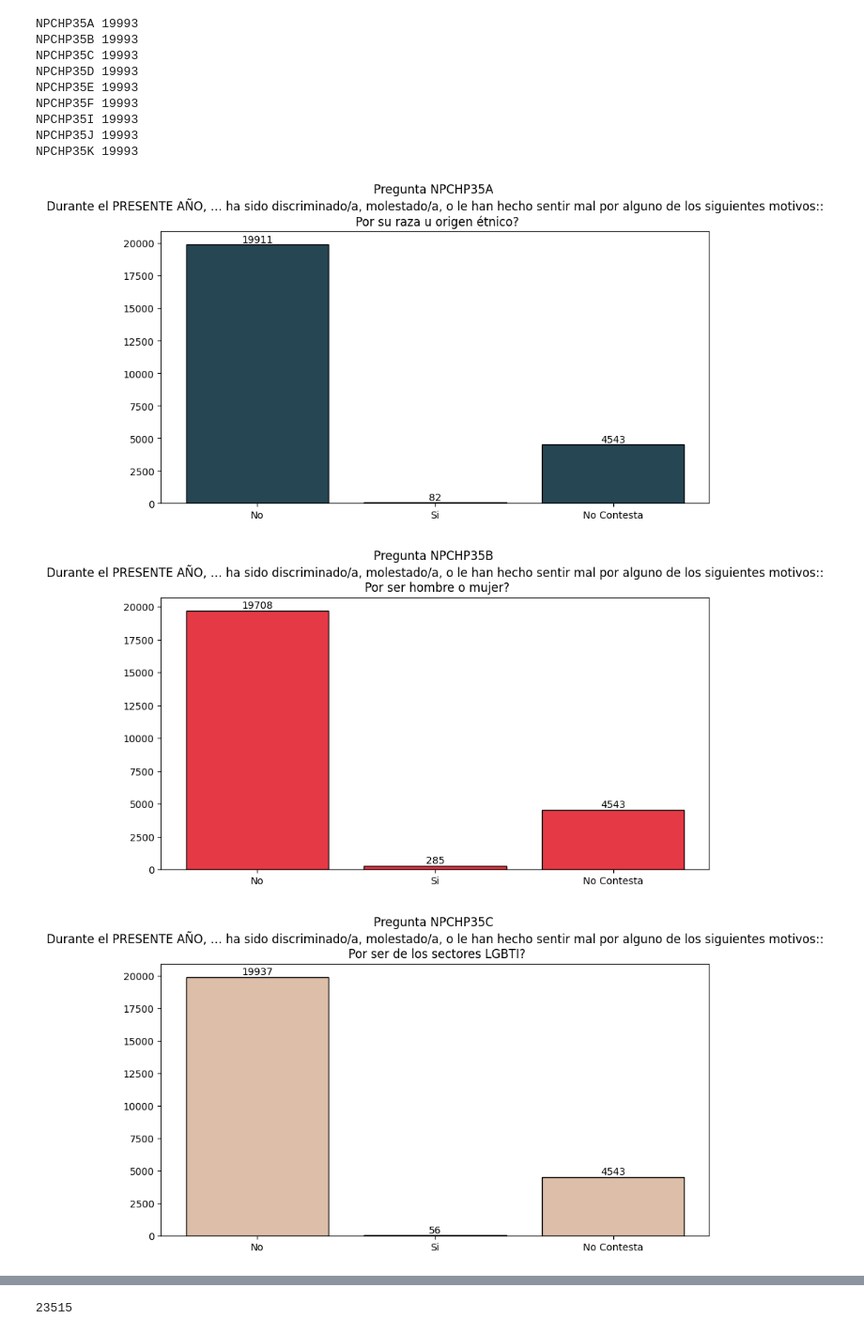
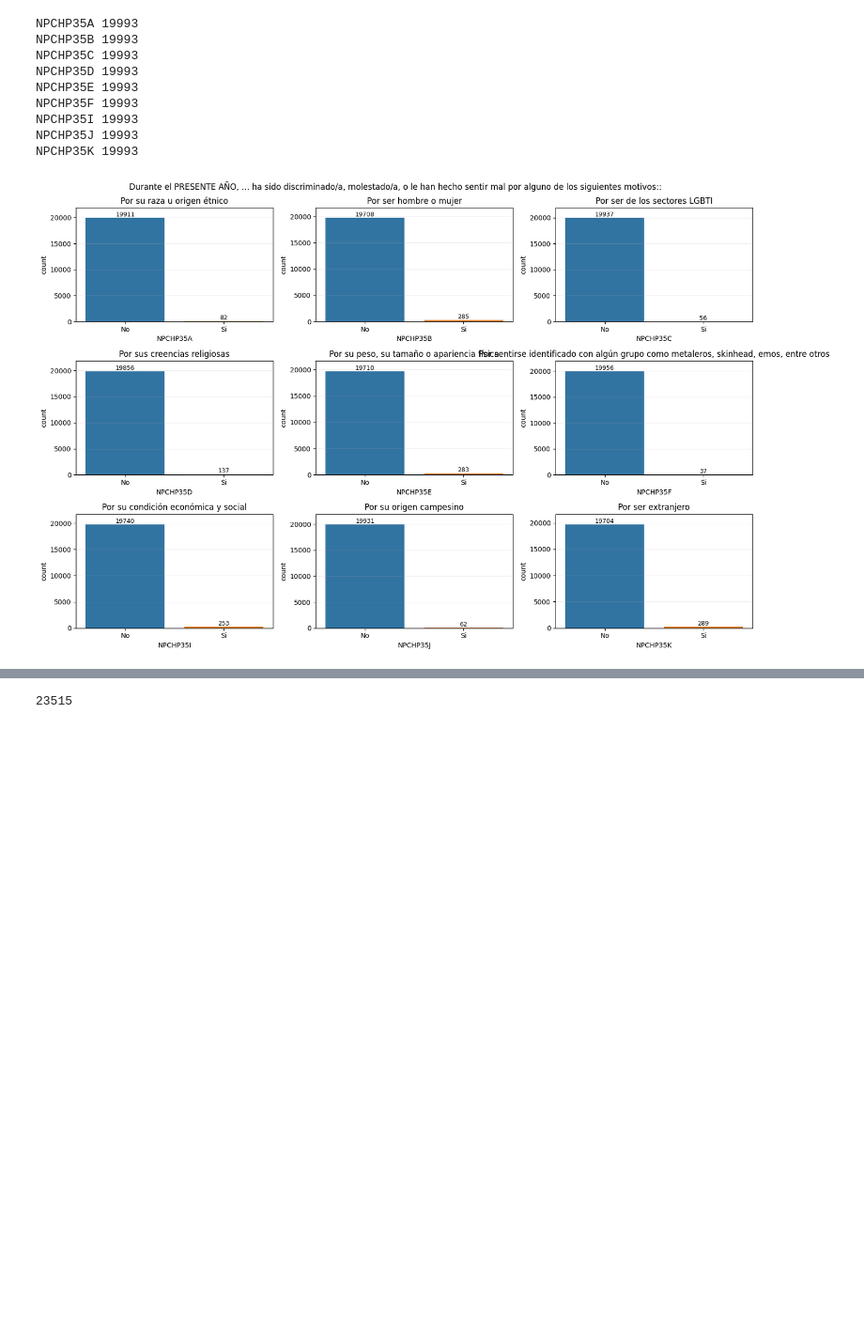
Before and after one commit to pinnzonandres/Encuesta-Multiproposito-Suba, a Jupyter notebook: Jupyter Scripts/7 - Parte EDA & Limpieza - Sección NPCHP.ipynb, the cells around one changed output, grey strips where cells are left out. Shown at 94% size. Cells and saved outputs as stored; diff of their text form; code cells hidden in the pictures; blank space fills up the shorter version.

```diff
--- a/Jupyter Scripts/7 - Parte EDA & Limpieza - Sección NPCHP.ipynb
+++ b/Jupyter Scripts/7 - Parte EDA & Limpieza - Sección NPCHP.ipynb
@@ -417,7 +415,7 @@ data['NPCHP28'].value_counts()
 1.0     214
 Name: NPCHP28, dtype: int64
 # %%
-data['NPCHP28'] = data.apply(lambda x: 0 if (x['NPCHP28'] == 2) else (1 if (x['NPCHP28'] == 1) else 2), axis = 1)
+data = data.replace({'NPCHP28':2},0)
 # %%
 plt.figure(figsize=(10,5))
 bars = plt.bar(data['NPCHP28'].value_counts().index.tolist(),data['NPCHP28'].value_counts().tolist(), edgecolor = 'black', color = '#f5cac3')
@@ -518,7 +511,7 @@ NPCHP29H 3
 NPCHP29I 11
 # %%
 for i in transporte:
-    data[i] = data.apply(lambda x: 0 if (x[i] == 2) else (1 if (x[i] == 1) else 2), axis = 1)
+    data = data.replace({i:2},0)
 # %%
 list_credito= ['Del mismo establecimiento educativo',
             'Del Icetex',
@@ -566,0 +575,12 @@ plt.show()
+# %%
+fig, ax = plt.subplots(figsize=(15, 5))
+g = sns.countplot(ax=ax, data = data, x ='NPCHP32B')
+
+for bars in ax.containers:
+    ax.bar_label(bars, fmt='%.0f', fontsize=9)
+
+ax.set_title('Pregunta NPCHP32B \n Una persona de otro hogar')
+ax.set_xticklabels(['Hombre','Mujer'])
+
+plt.grid(alpha = 0.2, axis = 'y')
+plt.show()
@@ -589,7 +611,7 @@ NPCHP35J 19993
 NPCHP35K 19993
 # %%
 for i in disc:
-    data[i] = data.apply(lambda x: 0 if (x[i] == 2) else (1 if (x[i] == 1) else 2), axis = 1)
+    data = data.replace({i:2},0)
 # %%
 list_disc = ['Por su raza u origen étnico',
            'Por ser hombre o mujer',
@@ -605,12 +625,19 @@ colors = ['#264653','#e63946','#ddbea9','#0077b6','#283618','#fca311','#ffc6ff',
 # %%
-for i,j,z in zip(disc,list_disc,colors):
-    plt.figure(figsize=(10,5))
-    bars = plt.bar(data[i].value_counts().index.tolist(),data[i].value_counts().tolist(), edgecolor = 'black', color = z)
-    plt.title(f'Pregunta {i} \n Durante el PRESENTE AÑO, … ha sido discriminado/a, molestado/a, o le han hecho sentir mal por alguno de los siguientes motivos:: \n {j}?')
-    plt.xticks([0,1,2],['No','Si', 'No Contesta'])
-    plt.bar_label(bars)
-    plt.show()
+fig, axes = plt.subplots(3,3, figsize = (15,10), squeeze=False)
+axli = axes.flatten()
+fig.subplots_adjust(top=0.9)
+fig.suptitle('Durante el PRESENTE AÑO, … ha sido discriminado/a, molestado/a, o le han hecho sentir mal por alguno de los siguientes motivos:: ')
+for ax,cols,names in zip(axli,disc,list_disc):
+    sns.countplot(x = cols, data = data, ax = ax)
+    ax.grid(alpha = 0.2, axis = 'y')
+    ax.set_title(f'{names}')
+    ax.set_xticks([0,1],['No','Si'])
+    #ax.set_ylim(0,3200)
+    ax.margins(y=0.1) # make room for the labels
+    for bars in ax.containers:
+        ax.bar_label(bars, fmt='%.0f', fontsize=9)
+plt.tight_layout()
+
+plt.show()
 # %% [output]
-[figure, old version]
+[figure, new version]
-[figure, removed]
-[figure, removed]
```
Also changed, not shown: parts of 42 cells of this notebook, 2 other files.
